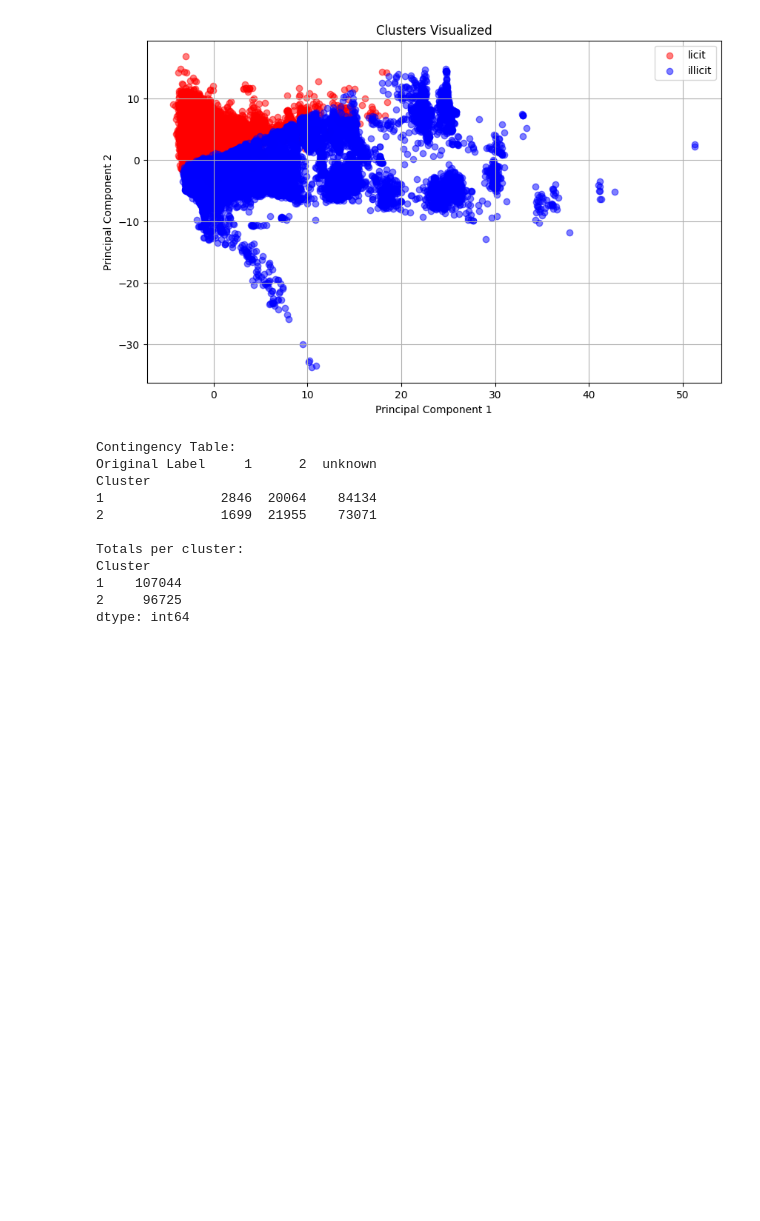
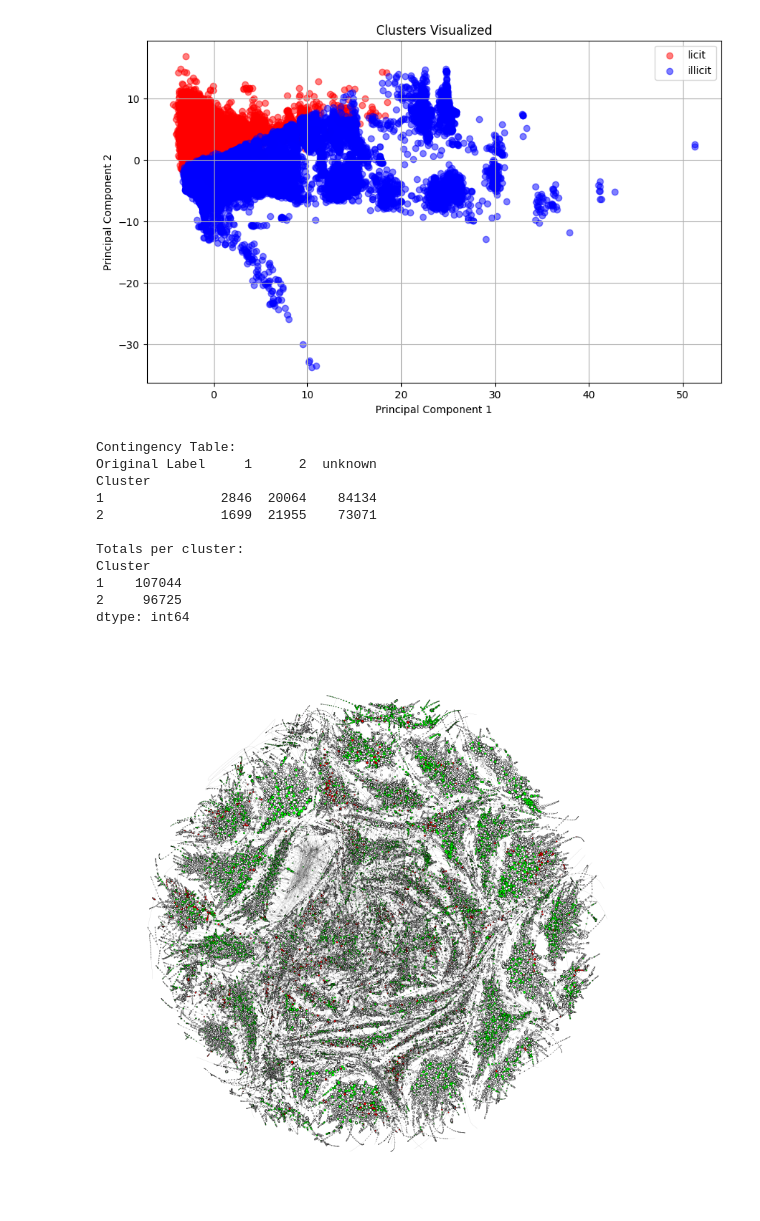
Before and after one commit to Roger987/Graph-Fraud-Detection, a Jupyter notebook: src/fraud_detection.ipynb, the cells around one changed output. Saved outputs shown, nothing was run; the diff lists cells and outputs as text; code cells hidden in the pictures; blank space fills up the shorter version.

Commit message:
Should contain both clustering code and the graph draw

```diff
--- a/src/fraud_detection.ipynb
+++ b/src/fraud_detection.ipynb
@@ -170,3 +170,13 @@ Cluster
 1    107044
 2     96725
 dtype: int64
+# %%
+import matplotlib.pyplot as plt
+fig, ax = plt.subplots(figsize=(20, 20))
+node_sizes = [c * 50 for c in centralities]
+layout = tx_graph.layout_fruchterman_reingold()
+ig.plot(tx_graph, vertex_size=node_sizes, vertex_frame_width=0.5, edge_width=0.1, bbox=(8000, 8000), margin=50, target=ax)
+plt.savefig("large_graph.png", dpi=300)
+plt.savefig("large_graph.pdf", dpi=600)
+# %% [output]
+[figure, added]
```
Also changed, not shown: parts of 1 cell of this notebook, 3 other files.
